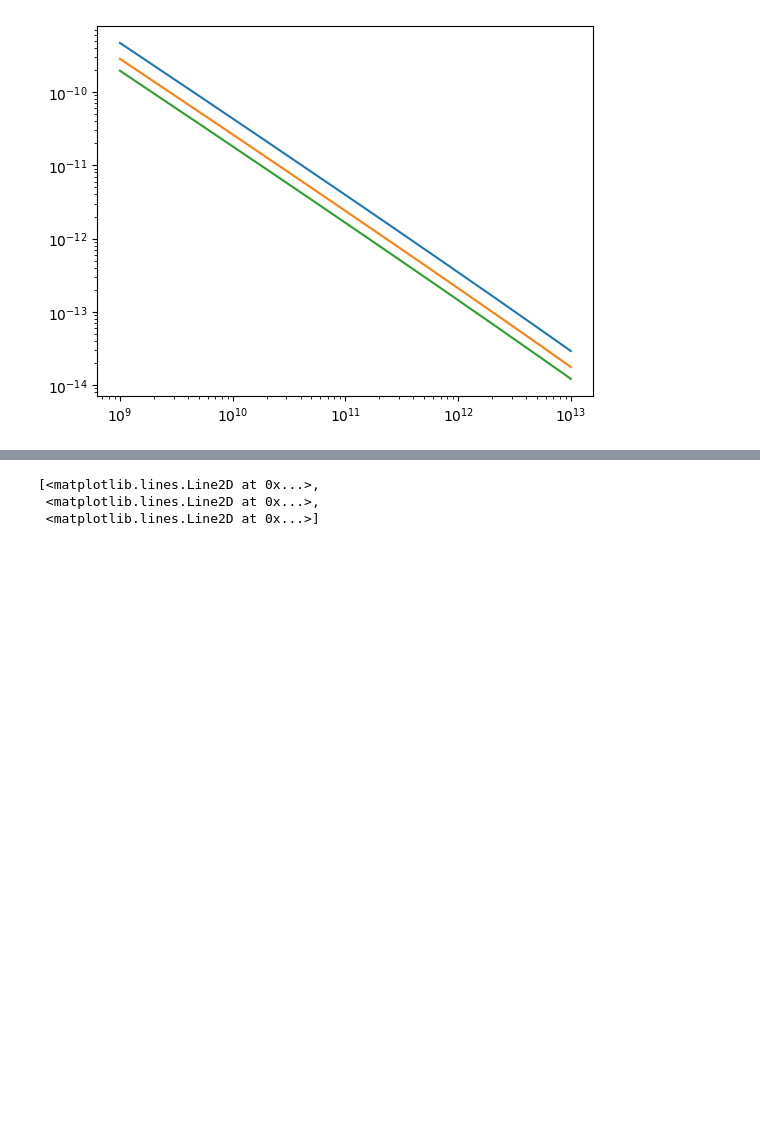
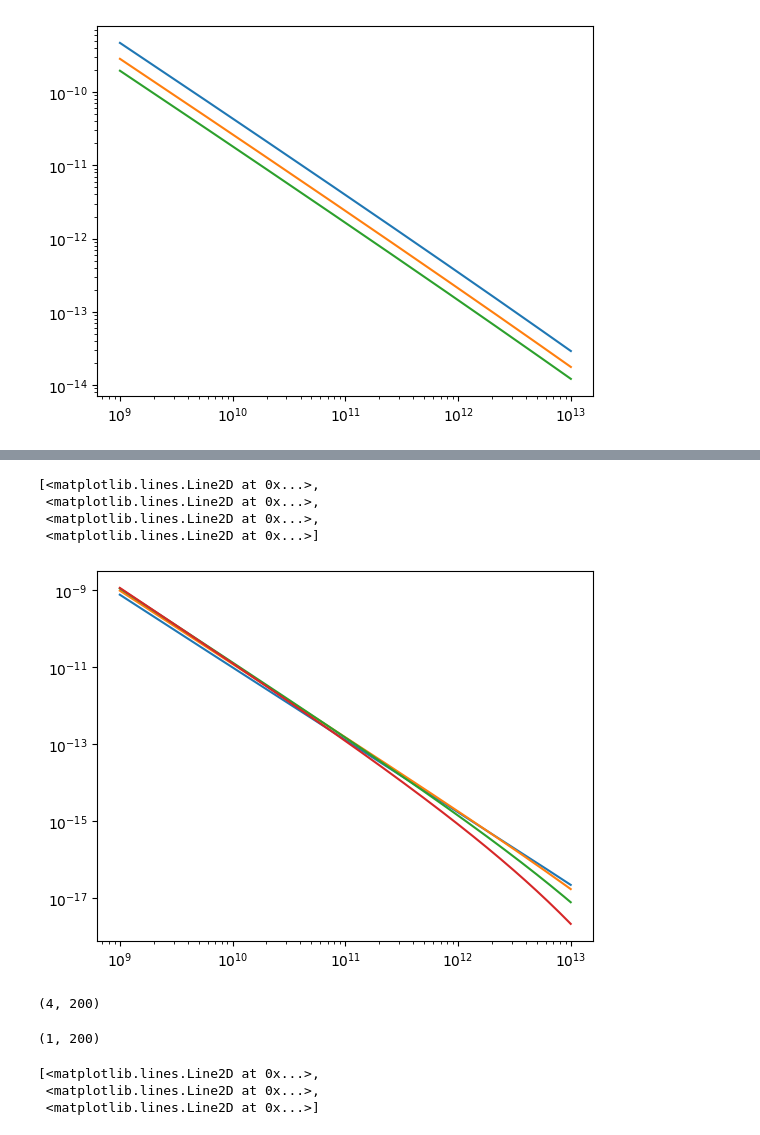
Before and after one commit to Sefa76/SSLimPy, a Jupyter notebook: SSLimPy.ipynb, the cells around one changed output, grey strips where cells are left out. Saved outputs shown, nothing was run; the diff lists cells and outputs as text; code cells hidden in the pictures; blank space fills up the shorter version.

```diff
--- a/SSLimPy.ipynb
+++ b/SSLimPy.ipynb
@@ -37,3 +57,19 @@ plt.loglog(M,-1*Asslimpy.fiducialastro.dsigmaM_dM(M,np.array(range(3))))
+# %%
+plt.loglog(M,Asslimpy.fiducialastro.halomassfunction(M,np.array(range(4))))
+# %% [output]
+[<matplotlib.lines.Line2D at 0x...>,
+ <matplotlib.lines.Line2D at 0x...>,
+ <matplotlib.lines.Line2D at 0x...>,
+ <matplotlib.lines.Line2D at 0x...>]
+[figure, added]
+# %%
+Asslimpy.fiducialcosmo.f_growthrate(np.array(range(4)),np.geomspace(1e-3,1,200))
+# %% [output]
+(4, 200)
+# %%
+Asslimpy.fiducialcosmo.f_growthrate(0,np.geomspace(1e-3,1,200)).shape
+# %% [output]
+(1, 200)
 # %%
 from SSLimPy.LIMsurvey import PowerSpectra as pobs
 A = pobs.PowerSpectra(Asslimpy.fiducialcosmo,Asslimpy.fiducialastro)
```
Also changed, not shown: parts of 4 cells of this notebook, 5 other files.
